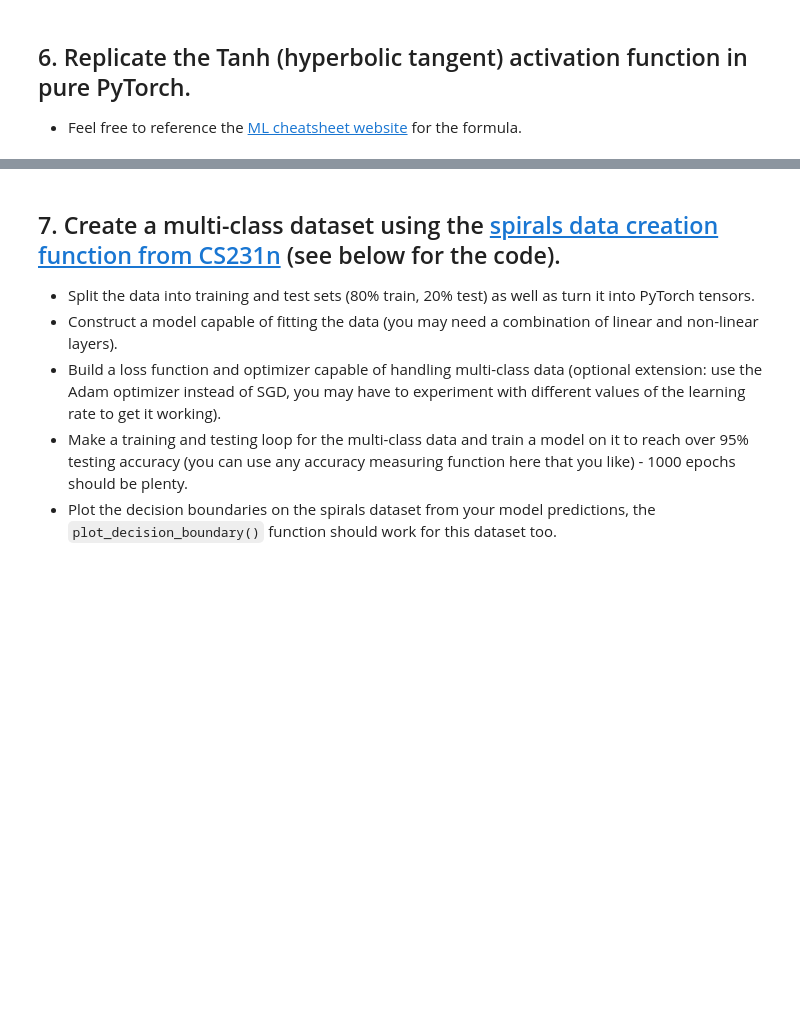
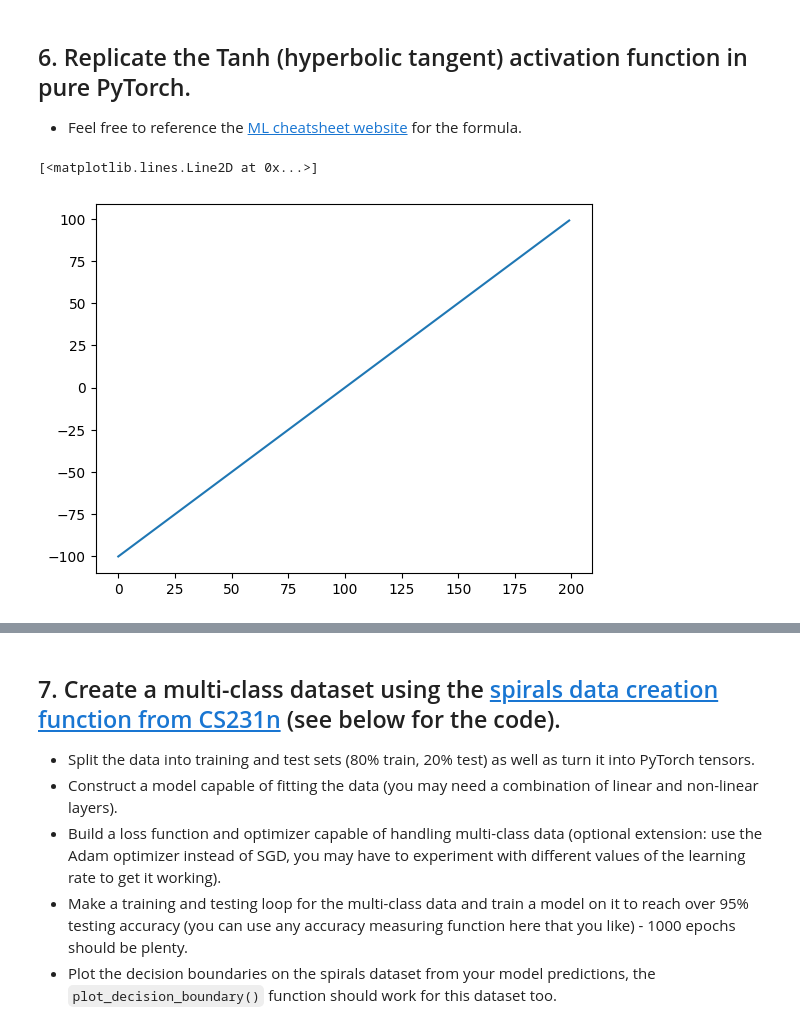
Before and after one commit to dadosbon2/Data-Mining-Exercises, a Jupyter notebook: colabExercises/Übung6_1Pytorch_Klassifikation.ipynb, the cells around one changed output, grey strips where cells are left out. Saved outputs shown, nothing was run; the diff lists cells and outputs as text; code cells hidden in the pictures; blank space fills up the shorter version.

```diff
--- a/colabExercises/Übung6_1Pytorch_Klassifikation.ipynb
+++ b/colabExercises/Übung6_1Pytorch_Klassifikation.ipynb
@@ -301,5 +321,10 @@ def plot_decision_boundary(model, X, y):
   * Feel free to reference the [ML cheatsheet website](https://ml-cheatsheet.readthedocs.io/en/latest/activation_functions.html#tanh) for the formula.
 # %%
 # Create a straight line tensor
+tensor_A = torch.arange(-100, 100, 1)
+plt.plot(tensor_A)
+# %% [output]
+[<matplotlib.lines.Line2D at 0x...>]
+[figure, added]
 # %%
 # Test torch.tanh() on the tensor and plot it
```
Also changed, not shown: parts of 18 cells of this notebook.
